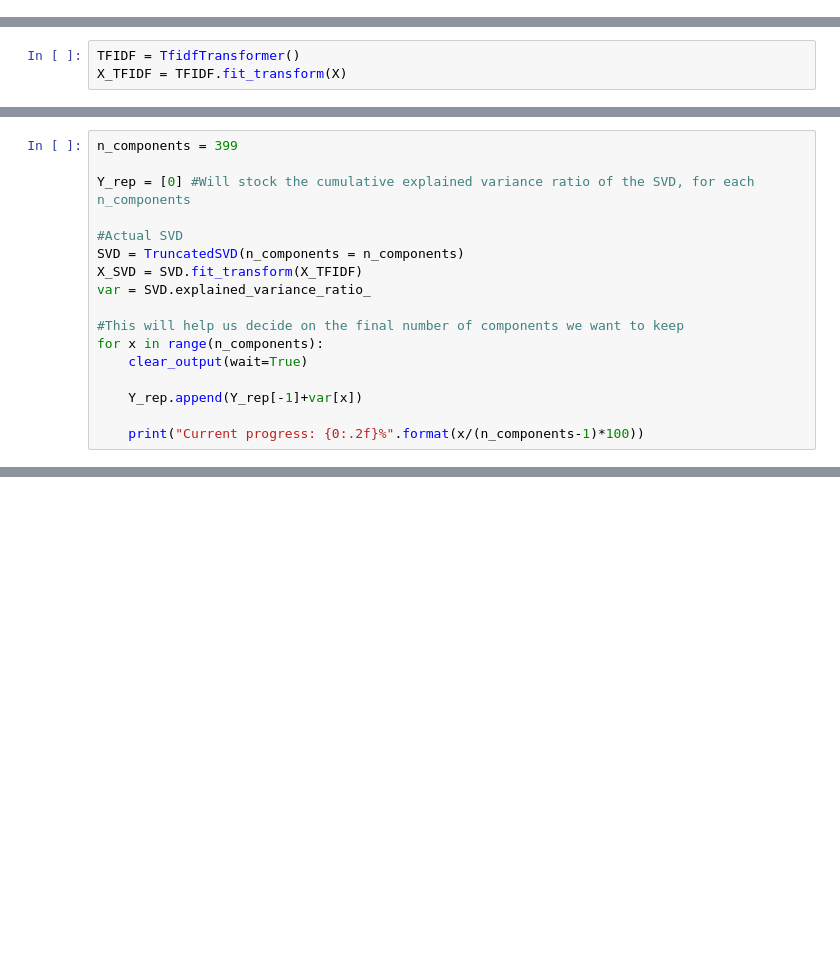
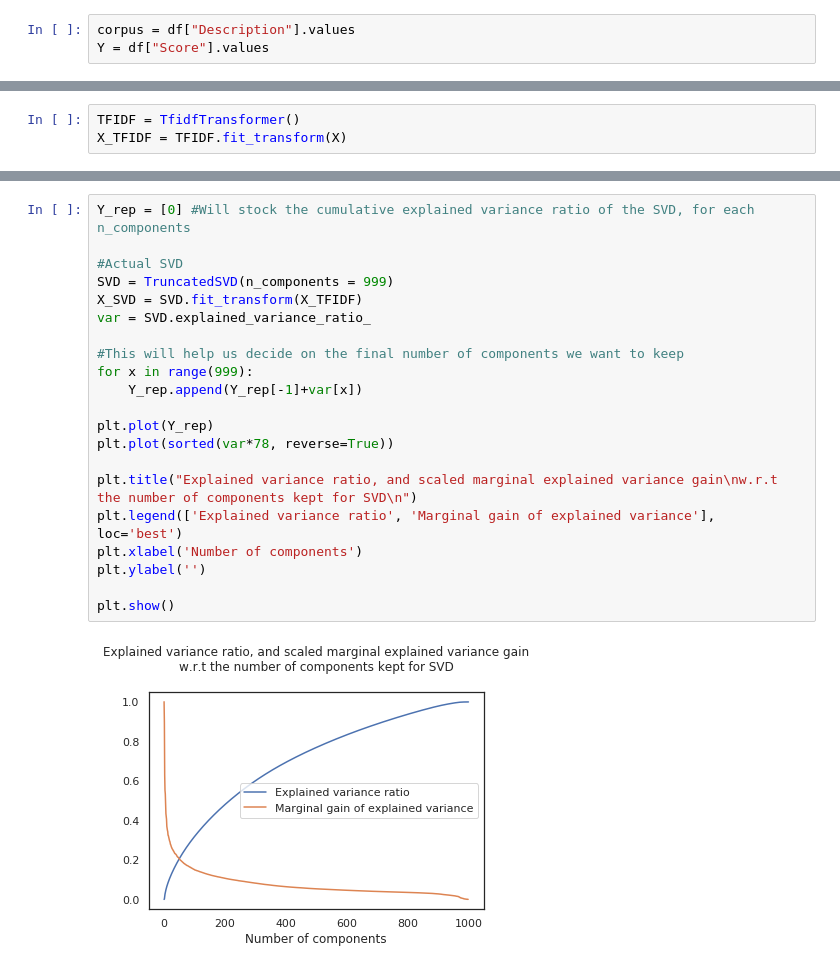
Before and after one commit to L2cGauthier/WineAnalysis, a Jupyter notebook: WineAnalysis.ipynb, the cells around one changed output, grey strips where cells are left out. Cells and saved outputs as stored; diff of their text form; blank space fills up the shorter version.

```diff
--- a/WineAnalysis.ipynb
+++ b/WineAnalysis.ipynb
@@ -168,0 +265,3 @@ X = CV.fit_transform(corpus) #Let's be careful here, X is a sparse Matrix
+# %%
+corpus = df["Description"].values
+Y = df["Score"].values
@@ -174,17 +308,0 @@ X_TFIDF = TFIDF.fit_transform(X)
-# %%
-n_components = 399
-
-Y_rep = [0] #Will stock the cumulative explained variance ratio of the SVD, for each n_components
-
-#Actual SVD
-SVD = TruncatedSVD(n_components = n_components)
-X_SVD = SVD.fit_transform(X_TFIDF)
-var = SVD.explained_variance_ratio_
-
-#This will help us decide on the final number of components we want to keep
-for x in range(n_components):
-    clear_output(wait=True)
-
-    Y_rep.append(Y_rep[-1]+var[x])
-
-    print("Current progress: {0:.2f}%".format(x/(n_components-1)*100))
@@ -368,0 +314,23 @@ To do :
+# %%
+Y_rep = [0] #Will stock the cumulative explained variance ratio of the SVD, for each n_components
+
+#Actual SVD
+SVD = TruncatedSVD(n_components = 999)
+X_SVD = SVD.fit_transform(X_TFIDF)
+var = SVD.explained_variance_ratio_
+
+#This will help us decide on the final number of components we want to keep
+for x in range(999):
+    Y_rep.append(Y_rep[-1]+var[x])
+
+plt.plot(Y_rep)
+plt.plot(sorted(var*78, reverse=True))
+
+plt.title("Explained variance ratio, and scaled marginal explained variance gain\nw.r.t the number of components kept for SVD\n")
+plt.legend(['Explained variance ratio', 'Marginal gain of explained variance'], loc='best')
+plt.xlabel('Number of components')
+plt.ylabel('')
+
+plt.show()
+# %% [output]
+[figure, added]
```
Also changed, not shown: parts of 93 cells of this notebook.
